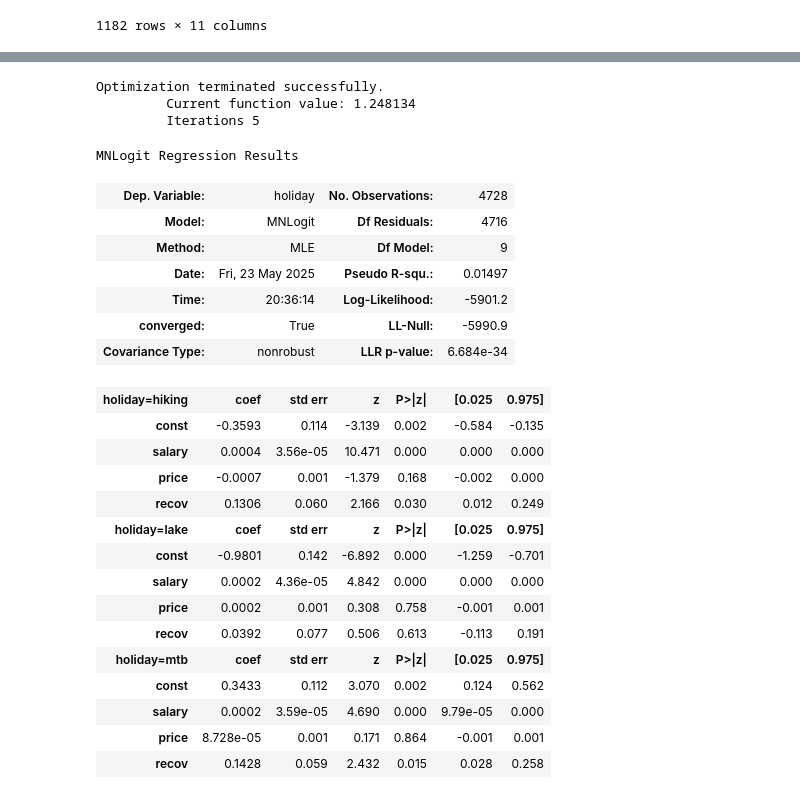
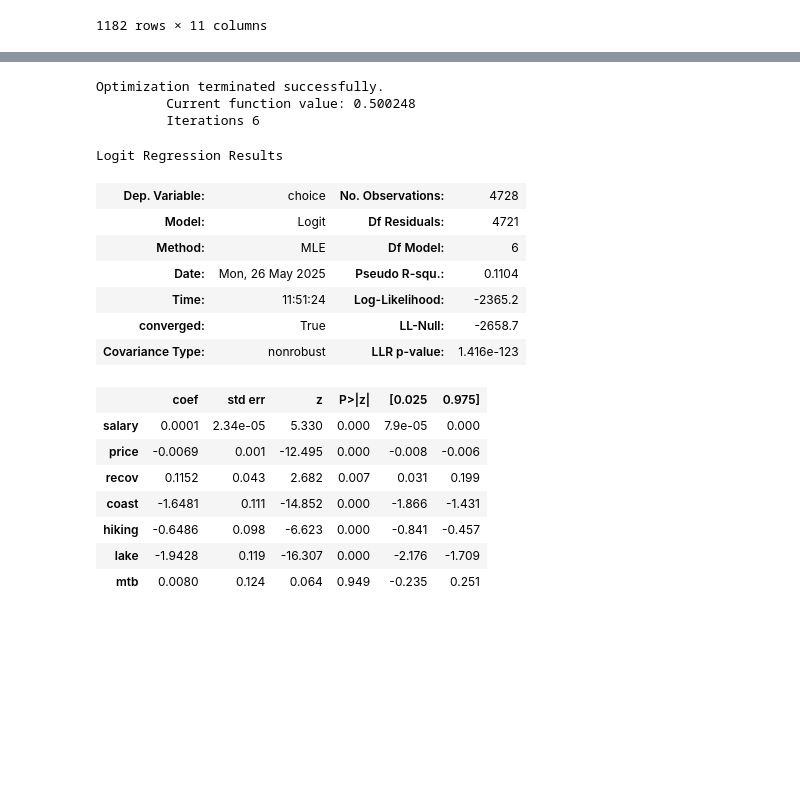
Before and after one commit to data-stepper/latex-university-shit, a Jupyter notebook: Abgaben/Empirical Evaluation of Market Outcomes/Assignment 2.ipynb, the cells around one changed output, grey strips where cells are left out. Saved outputs shown, nothing was run; the diff lists cells and outputs as text; code cells hidden in the pictures; blank space fills up the shorter version.

Commit message:
Not sure how nested logit is properly specified and done

```diff
--- a/Abgaben/Empirical Evaluation of Market Outcomes/Assignment 2.ipynb
+++ b/Abgaben/Empirical Evaluation of Market Outcomes/Assignment 2.ipynb
@@ -270,15 +270,29 @@ holiday_df.reset_index(drop=False)
 | 1181 | 1182 | hiking | 4833.334200 | 322.8955 | 288.9065 | 270.7514 | 520.872 | 0.241015 | 0.112350 | ... |
 1182 rows × 11 columns
 # %%
-holiday_long = pd.wide_to_long(
-    holiday_df.reset_index(drop=False),
-    stubnames=["price", "recov"],
-    i=["rownames", "holiday", "salary"],
-    j="location",
-    sep=".",
-    # Regex match any number of characters
-    suffix=r".*"
-).reset_index(drop=False).sort_values(by=["rownames", "holiday", "salary", "location"])
+holiday_long = (
+    pd.wide_to_long(
+        holiday_df.reset_index(drop=False),
+        stubnames=["price", "recov"],
+        i=["rownames", "holiday", "salary"],
+        j="location",
+        sep=".",
+        # Regex match any number of characters
+        suffix=r".*",
+    )
+    .reset_index(drop=False)
+    .sort_values(by=["rownames", "holiday", "salary", "location"])
+    .assign(
+        choice=lambda df: (df["location"] == df["holiday"]).astype(int)
+    )
+    # Add location dummies
+    .pipe(
+        lambda df: df.join(
+            pd.get_dummies(df["location"]).astype(float)
+        )
+    )
+    .drop(columns=["location", "holiday", "rownames"])
+)
 
 display(holiday_long)
 # %% [output]
@@ -298,32 +312,24 @@ display(holiday_long)
 # %%
-sm.MNLogit(
-    endog=holiday_long["holiday"],
-    exog=sm.add_constant(holiday_long[["salary", "price", "recov"]])
+sm.Logit(
+    endog=holiday_long["choice"], exog=holiday_long.drop(columns=["choice"])
 ).fit().summary()
 # %% [output]
 Optimization terminated successfully.
-         Current function value: 1.248134
-         Iterations 5
+         Current function value: 0.500248
+         Iterations 6
-MNLogit Regression Results
+Logit Regression Results
-| Dep. Variable: | holiday | No. Observations: | 4728 |
-| Model: | MNLogit | Df Residuals: | 4716 |
-| Method: | MLE | Df Model: | 9 |
-| Date: | Fri, 23 May 2025 | Pseudo R-squ.: | 0.01497 |
-| Time: | 20:36:14 | Log-Likelihood: | -5901.2 |
-| converged: | True | LL-Null: | -5990.9 |
-| Covariance Type: | nonrobust | LLR p-value: | 6.684e-34 |
+| Dep. Variable: | choice | No. Observations: | 4728 |
+| Model: | Logit | Df Residuals: | 4721 |
+| Method: | MLE | Df Model: | 6 |
+| Date: | Mon, 26 May 2025 | Pseudo R-squ.: | 0.1104 |
+| Time: | 11:51:24 | Log-Likelihood: | -2365.2 |
+| converged: | True | LL-Null: | -2658.7 |
+| Covariance Type: | nonrobust | LLR p-value: | 1.416e-123 |
-| holiday=hiking | coef | std err | z | P>|z| | [0.025 | 0.975] |
-| const | -0.3593 | 0.114 | -3.139 | 0.002 | -0.584 | -0.135 |
-| salary | 0.0004 | 3.56e-05 | 10.471 | 0.000 | 0.000 | 0.000 |
-| price | -0.0007 | 0.001 | -1.379 | 0.168 | -0.002 | 0.000 |
-| recov | 0.1306 | 0.060 | 2.166 | 0.030 | 0.012 | 0.249 |
-| holiday=lake | coef | std err | z | P>|z| | [0.025 | 0.975] |
-| const | -0.9801 | 0.142 | -6.892 | 0.000 | -1.259 | -0.701 |
-| salary | 0.0002 | 4.36e-05 | 4.842 | 0.000 | 0.000 | 0.000 |
-| price | 0.0002 | 0.001 | 0.308 | 0.758 | -0.001 | 0.001 |
-| recov | 0.0392 | 0.077 | 0.506 | 0.613 | -0.113 | 0.191 |
-| holiday=mtb | coef | std err | z | P>|z| | [0.025 | 0.975] |
-| const | 0.3433 | 0.112 | 3.070 | 0.002 | 0.124 | 0.562 |
-| salary | 0.0002 | 3.59e-05 | 4.690 | 0.000 | 9.79e-05 | 0.000 |
-| price | 8.728e-05 | 0.001 | 0.171 | 0.864 | -0.001 | 0.001 |
-| recov | 0.1428 | 0.059 | 2.432 | 0.015 | 0.028 | 0.258 |
+|  | coef | std err | z | P>|z| | [0.025 | 0.975] |
+| salary | 0.0001 | 2.34e-05 | 5.330 | 0.000 | 7.9e-05 | 0.000 |
+| price | -0.0069 | 0.001 | -12.495 | 0.000 | -0.008 | -0.006 |
+| recov | 0.1152 | 0.043 | 2.682 | 0.007 | 0.031 | 0.199 |
+| coast | -1.6481 | 0.111 | -14.852 | 0.000 | -1.866 | -1.431 |
+| hiking | -0.6486 | 0.098 | -6.623 | 0.000 | -0.841 | -0.457 |
+| lake | -1.9428 | 0.119 | -16.307 | 0.000 | -2.176 | -1.709 |
+| mtb | 0.0080 | 0.124 | 0.064 | 0.949 | -0.235 | 0.251 |
```
Also changed, not shown: parts of 4 cells of this notebook.
